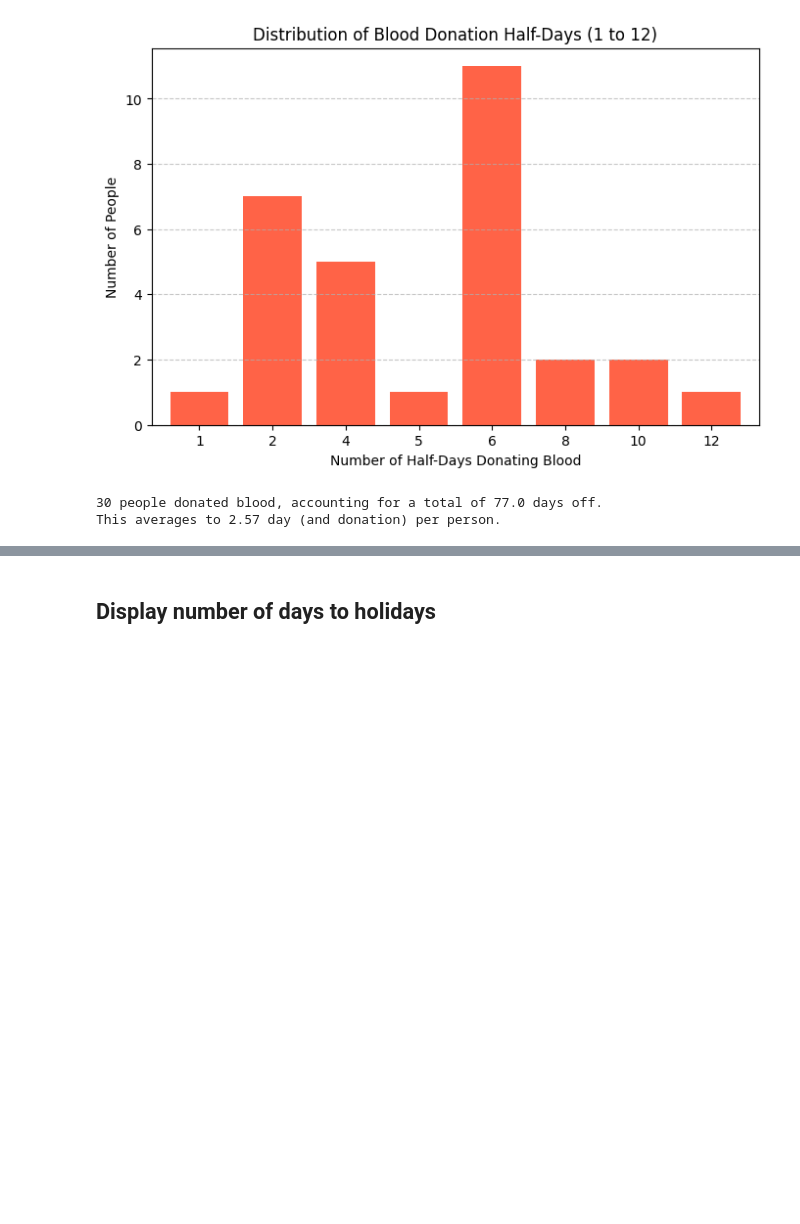
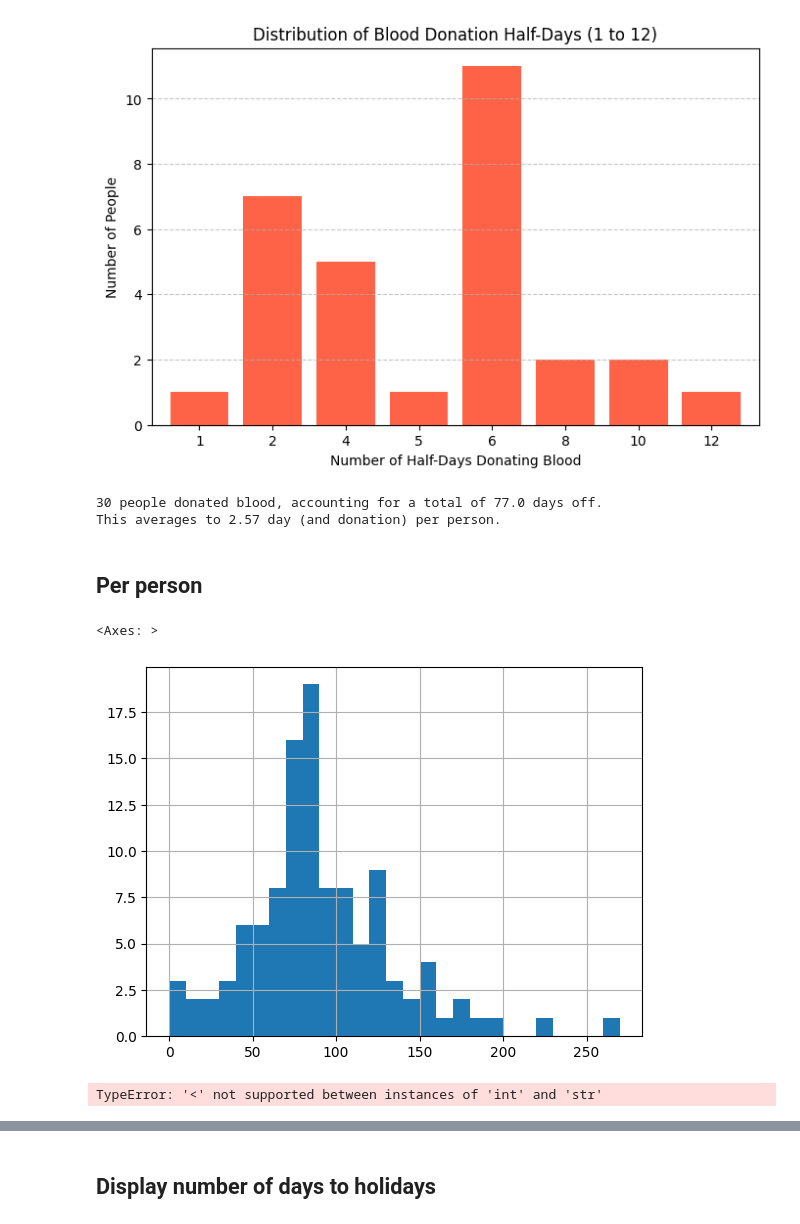
Before and after one commit to Fnor-BE/on-duty-2024, a Jupyter notebook: on-duty.ipynb, the cells around one changed output, grey strips where cells are left out. Cells and saved outputs as stored; diff of their text form; code cells hidden in the pictures; blank space fills up the shorter version.

```diff
--- a/on-duty.ipynb
+++ b/on-duty.ipynb
@@ -534,3 +534,39 @@ print(f'This averages to {half_days_saved_donating/people_donating_count/2:.2f}
 # %% [output]
 30 people donated blood, accounting for a total of 77.0 days off.
 This averages to 2.57 day (and donation) per person.
+# %% [markdown]
+## Per person
+# %%
+people = work_days.groupby(['Name', 'Status']).size().unstack(fill_value=0).reset_index()
+
+bin_width = 10
+bins = np.arange(0, people['Off'].max() + bin_width, bin_width)
+
+people['Off'].hist(bins=bins)
+# %% [output]
+<Axes: >
+[figure, added]
+# %%
+# Step 3: Create the distribution of half-days per person for each status
+# For each status, we count how many people clocked 'X' number of half-days
+distributions = people.apply(lambda x: x.value_counts().sort_index(), axis=0)
+
+# Step 4: Plot the distributions for each status
+fig, axes = plt.subplots(2, 3, figsize=(15, 10))  # 2 rows, 3 columns (one for each status)
+axes = axes.flatten()
+
+# List of status categories
+statuses = people.columns
+
+# Plot each status' distribution
+for i, status in enumerate(statuses):
+    ax = axes[i]
+    distributions[status].plot(kind='bar', ax=ax, color='skyblue', width=0.8)
+    ax.set_title(f'Distribution of Half-Days for {status}', fontsize=12)
+    ax.set_xlabel('Number of Half-Days', fontsize=10)
+    ax.set_ylabel('Number of People', fontsize=10)
+
+plt.tight_layout()
+plt.show()
+# %% [output]
+TypeError: '<' not supported between instances of 'int' and 'str'
```
Also changed, not shown: parts of 2 cells of this notebook.
